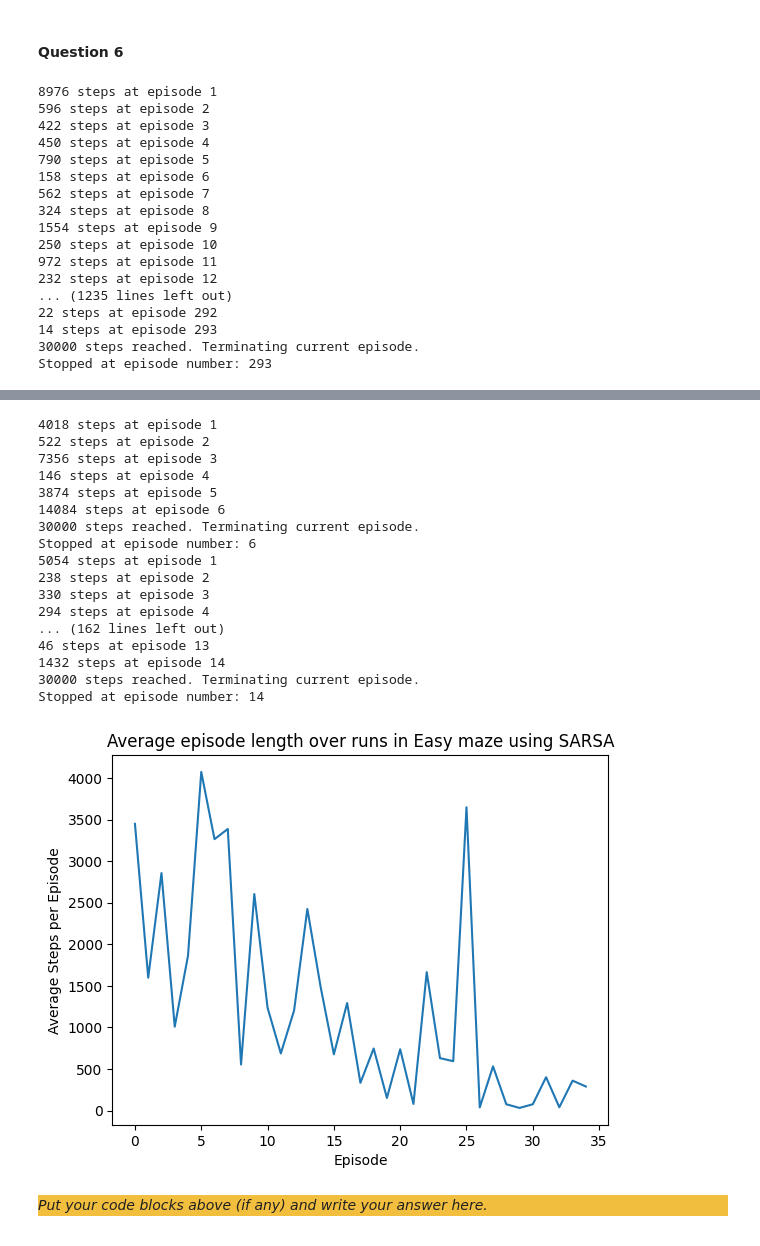
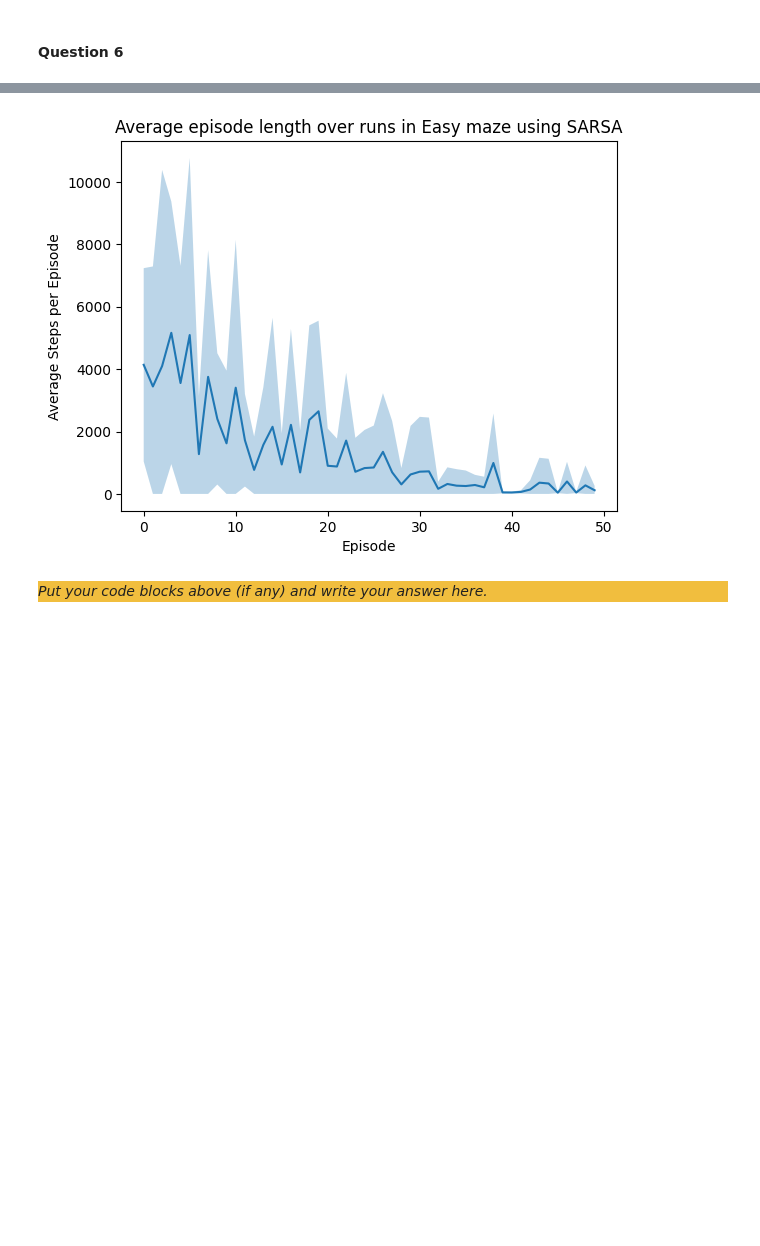
Before and after one commit to fusiatique/ci-assignments, a Jupyter notebook: assignment_3/src/Main.ipynb, the cells around one changed output, grey strips where cells are left out. Cells and saved outputs as stored; diff of their text form; code cells hidden in the pictures; blank space fills up the shorter version.

```diff
--- a/assignment_3/src/Main.ipynb
+++ b/assignment_3/src/Main.ipynb
@@ -317,7 +315,8 @@ toy_maze.set_terminal(x = 9, y = 9)
 def run_multiple_no_learn(maze, n_runs = 10, early_stop = 30000):
     all_runs = []
 
-    for i in range(n_runs):
+    # get the episode lengths from n_runs number of tries
+    for _ in range(n_runs):
         episode_lengths = main_early_stop_no_learn(
             maze, early_stop
         )
@@ -338,12 +337,22 @@ def plot_average_episode_lengths(all_runs, difficulty, learning_type = "None"):
 
     padded_runs = np.array(padded_runs)
 
-    # compute mean ignoring NaNs
+    # compute mean and std ignoring NaNs
     avg_lengths = np.nanmean(padded_runs, axis=0)
+    stds = np.nanstd(padded_runs, axis=0)
+    epochs = np.arange(len(avg_lengths)) # for axis labelling clarity
 
-    # plot
     plt.figure()
-    plt.plot(avg_lengths)
+    # plotting averages
+    plt.plot(epochs, avg_lengths, label="Average")
+    # plotting standard deviation region
+    plt.fill_between(
+        epochs,
+        np.maximum(avg_lengths - stds, 0),
+        avg_lengths + stds,
+        alpha=0.3
+    )
+    plt.xlim(0, 150)
     plt.xlabel("Episode")
     plt.ylabel("Average Steps per Episode")
     if learning_type == "None":
@@ -407,6 +416,8 @@ class QLearning:
 
     def learn(self, possible_actions: List[Action], state: State, action: Action,
                next_state: State, reward: int, done: bool) -> None:
+        # if agent already at destination, exit
+        if (done): return
         # variables for Q table update calculations
         q_old = self.q_table.get_q(state, action)
         q_max_new = np.max([self.q_table.get_q(next_state, a) for a in possible_actions])
@@ -423,6 +434,8 @@ class SARSA:
 
     def learn(self, state: State, action: Action, next_state: State, next_action: Action,
                reward: float, done: bool) -> None:
+        # if agent already at destination, exit
+        if (done): return
         # variables for Q table update calculations
         q_old = self.q_table.get_q(state, action)
         q_new = self.q_table.get_q(next_state, next_action)
@@ -524,21 +535,13 @@ def run_multiple_q(maze, n_runs = 10, early_stop = 30000, q_learning = True):
+# %%
+def run_multiple_q(maze, n_runs = 10, n_episodes = 300, learner_params = {"lr": 0.7, "gamma": 0.9}, decay = 0.99, eps = 0.1, temperature = 1, early_stop = 30000, q_learning=True, strategy="boltzmann", decay_enabled = True):
+    all_runs = []
+
+    for _ in range(n_runs):
+        episode_lengths = main_early_stop(maze, n_episodes=n_episodes, learner_params=learner_params, decay=decay, eps=eps, temperature=temperature, early_stop=early_stop, q_learning=q_learning, strategy=strategy, decay_enabled=decay_enabled)
+        all_runs.append(episode_lengths)
+
+    return all_runs
 # %%
-plot_average_episode_lengths(run_multiple_q(easy_maze, early_stop=500), "Easy", learning_type="Q_learning")
-plot_average_episode_lengths(run_multiple_q(easy_maze, early_stop=500000, q_learning = False), "Easy", learning_type="SARSA")
+plot_average_episode_lengths(run_multiple_q(easy_maze, n_episodes = 50, early_stop=100000), "Easy", learning_type="Q_learning")
+plot_average_episode_lengths(run_multiple_q(easy_maze, n_episodes = 50, early_stop=100000, q_learning = False), "Easy", learning_type="SARSA")
 # %% [output]
-8976 steps at episode 1
-596 steps at episode 2
-422 steps at episode 3
-450 steps at episode 4
-790 steps at episode 5
-158 steps at episode 6
-562 steps at episode 7
-324 steps at episode 8
-1554 steps at episode 9
-250 steps at episode 10
-972 steps at episode 11
-232 steps at episode 12
-... (1235 lines left out)
-22 steps at episode 292
-14 steps at episode 293
-30000 steps reached. Terminating current episode.
-Stopped at episode number: 293
@@ -546,21 +549,4 @@ Stopped at episode number: 293
-4018 steps at episode 1
-522 steps at episode 2
-7356 steps at episode 3
-146 steps at episode 4
-3874 steps at episode 5
-14084 steps at episode 6
-30000 steps reached. Terminating current episode.
-Stopped at episode number: 6
-5054 steps at episode 1
-238 steps at episode 2
-330 steps at episode 3
-294 steps at episode 4
-... (162 lines left out)
-46 steps at episode 13
-1432 steps at episode 14
-30000 steps reached. Terminating current episode.
-Stopped at episode number: 14
-[figure, old version]
+[figure, new version]
 # %% [markdown]
 <div style="background-color:#f1be3e">
 
```
Also changed, not shown: parts of 36 cells of this notebook.
